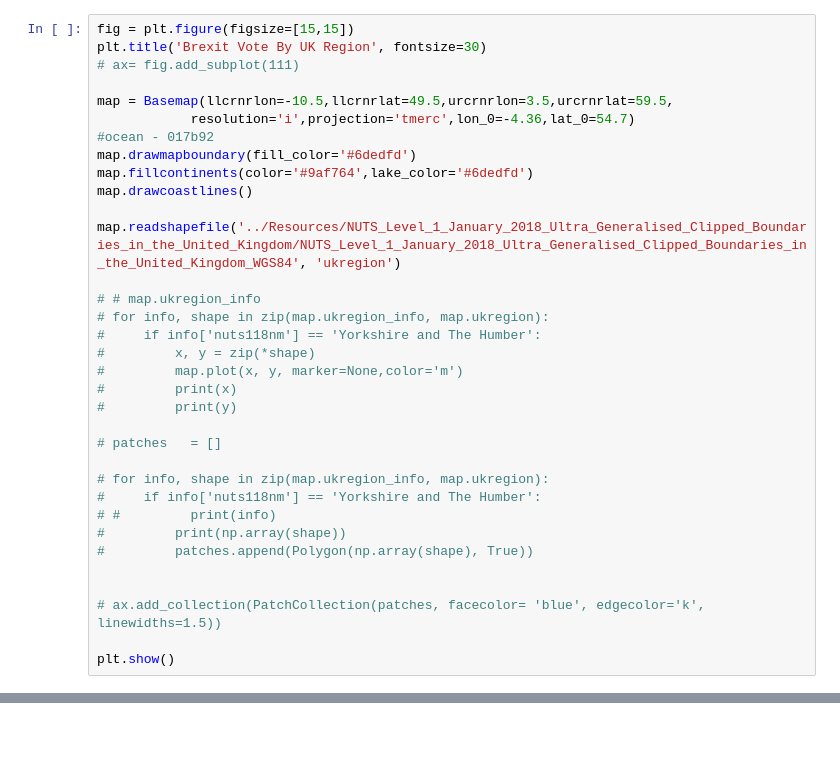
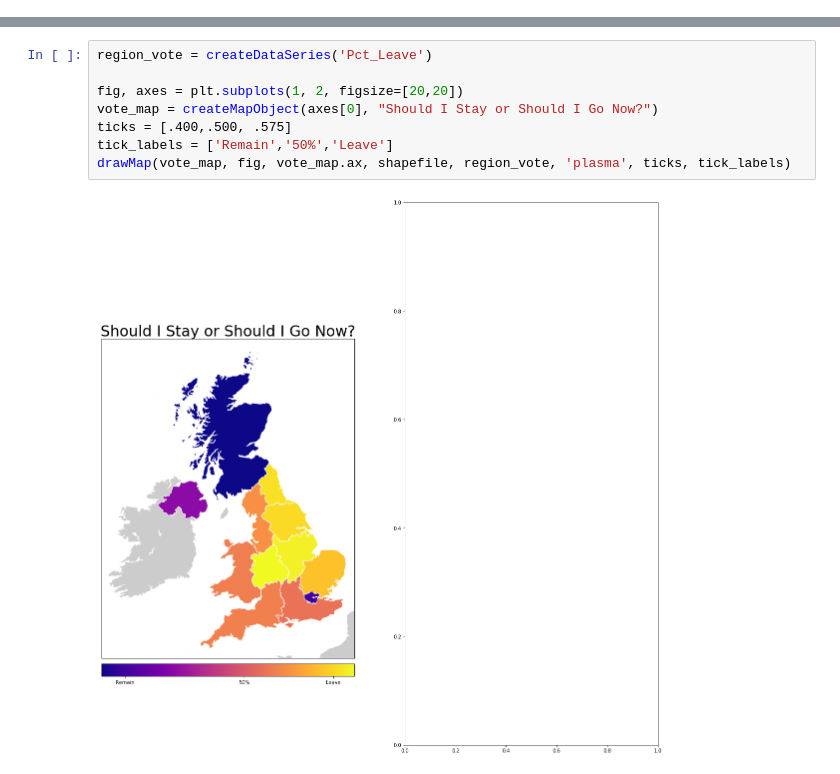
Before and after one commit to harper-data-mind/Project1, a Jupyter notebook: Jupyter Notebooks/voting_map.ipynb, the cells around one changed output, grey strips where cells are left out. Drawn from its saved outputs; the diff is of its cells as text; blank space fills up the shorter version.

Commit message:
Visualizations updated

```diff
--- a/Jupyter Notebooks/voting_map.ipynb
+++ b/Jupyter Notebooks/voting_map.ipynb
@@ -101,34 +0,0 @@ NameError: name 'county_vote_df' is not defined
-# %%
-fig = plt.figure(figsize=[15,15])
-plt.title('Brexit Vote By UK Region', fontsize=30)
-# ax= fig.add_subplot(111)
-
-map = Basemap(llcrnrlon=-10.5,llcrnrlat=49.5,urcrnrlon=3.5,urcrnrlat=59.5,
-            resolution='i',projection='tmerc',lon_0=-4.36,lat_0=54.7)
-#ocean - 017b92
-map.drawmapboundary(fill_color='#6dedfd')
-map.fillcontinents(color='#9af764',lake_color='#6dedfd')
-map.drawcoastlines()
-
-map.readshapefile('../Resources/NUTS_Level_1_January_2018_Ultra_Generalised_Clipped_Boundaries_in_the_United_Kingdom/NUTS_Level_1_January_2018_Ultra_Generalised_Clipped_Boundaries_in_the_United_Kingdom_WGS84', 'ukregion')
-
-# # map.ukregion_info
-# for info, shape in zip(map.ukregion_info, map.ukregion):
-#     if info['nuts118nm'] == 'Yorkshire and The Humber':
-#         x, y = zip(*shape)
-#         map.plot(x, y, marker=None,color='m')
-#         print(x)
-#         print(y)
-
-# patches   = []
-
-# for info, shape in zip(map.ukregion_info, map.ukregion):
-#     if info['nuts118nm'] == 'Yorkshire and The Humber':
-# #         print(info)
-#         print(np.array(shape))
-#         patches.append(Polygon(np.array(shape), True))
-
-
-# ax.add_collection(PatchCollection(patches, facecolor= 'blue', edgecolor='k', linewidths=1.5))
-
-plt.show()
@@ -182,0 +153,10 @@ plt.title('Example 1: NWW3 Significant Wave Height from NOMADS');
+# %%
+region_vote = createDataSeries('Pct_Leave')
+
+fig, axes = plt.subplots(1, 2, figsize=[20,20])
+vote_map = createMapObject(axes[0], "Should I Stay or Should I Go Now?")
+ticks = [.400,.500, .575]
+tick_labels = ['Remain','50%','Leave']
+drawMap(vote_map, fig, vote_map.ax, shapefile, region_vote, 'plasma', ticks, tick_labels)
+# %% [output]
+[figure, added]
```
Also changed, not shown: parts of 20 cells of this notebook, 21 other files.
